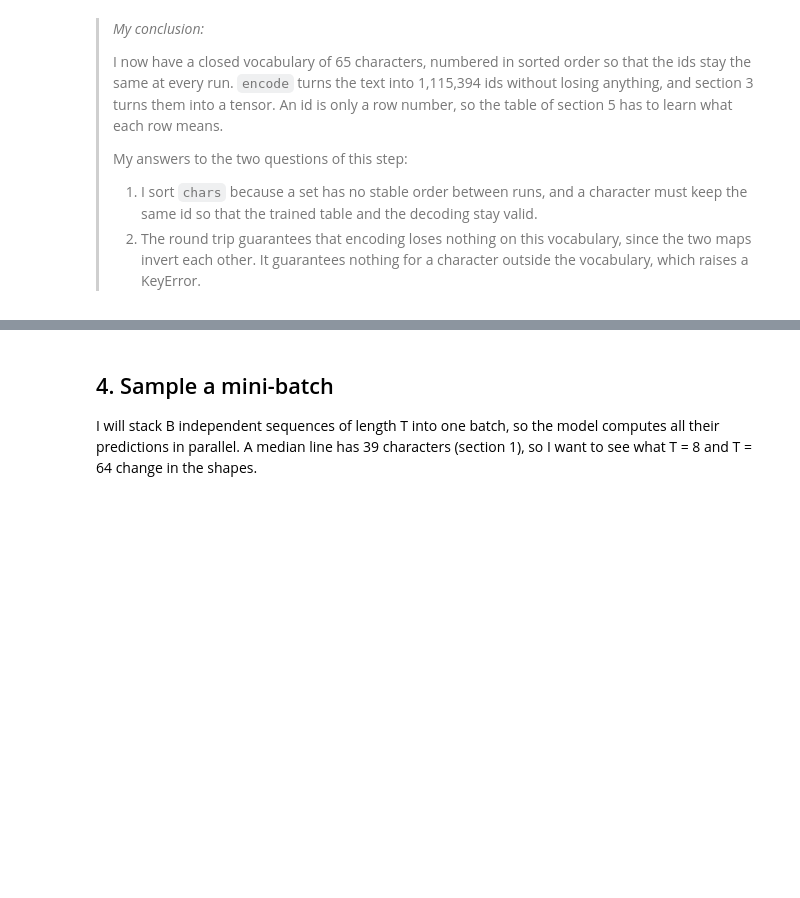
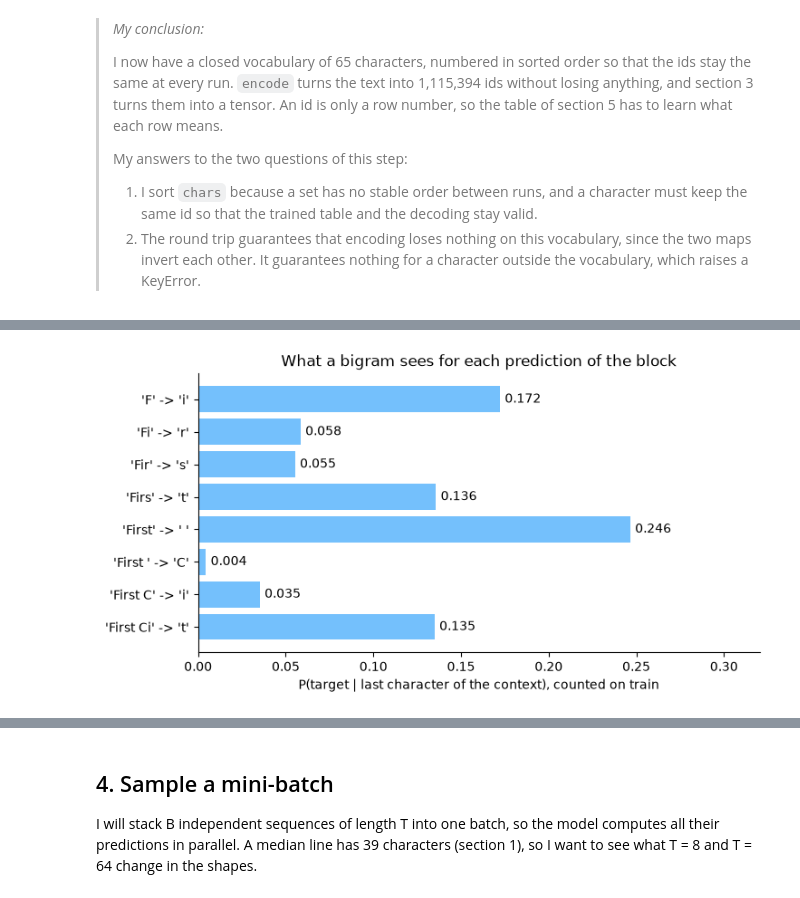
Before and after one commit to mcrayssac/ING3_IAA_GB_NLP, a Jupyter notebook: TP1_transformers.ipynb, the cells around one changed output, grey strips where cells are left out. Drawn from its saved outputs; the diff is of its cells as text; code cells hidden in the pictures; blank space fills up the shorter version.

```diff
--- a/TP1_transformers.ipynb
+++ b/TP1_transformers.ipynb
@@ -591,0 +653,10 @@ A sequence of T + 1 characters gives an input `x` and a target `y` shifted by on
+# %%
+# One block of the train set: x is the input, y the same characters shifted by one position.
+block_size = 8
+x = train_data[:block_size]
+y = train_data[1:block_size + 1]
+
+for t in range(block_size):
+    context = x[:t + 1]
+    target = y[t]
+    print(context, "->", target, f"   {decode(context.tolist())!r} -> {itos[target.item()]!r}")
@@ -591,0 +676,19 @@ A sequence of T + 1 characters gives an input `x` and a target `y` shifted by on
+# %%
+# What does the last character of each context say about its target? Pairs counted on train only.
+train_pairs = torch.zeros((vocab_size, vocab_size))
+train_pairs.index_put_((train_data[:-1], train_data[1:]), torch.ones(n - 1), accumulate=True)
+train_probs = train_pairs / train_pairs.sum(dim=1, keepdim=True)
+
+labels = [f'{decode(x[:t + 1].tolist())!r} -> {itos[y[t].item()]!r}' for t in range(block_size)]
+probs = [train_probs[x[t], y[t]].item() for t in range(block_size)]
+
+fig, ax = plt.subplots(figsize=(8, 4))
+bars = ax.barh(labels[::-1], probs[::-1], color='#74c0fc')
+ax.bar_label(bars, labels=[f'{p:.3f}' for p in probs[::-1]], padding=4)
+ax.set_xlim(0, max(probs) * 1.3)
+ax.set_xlabel('P(target | last character of the context), counted on train')
+ax.set_title('What a bigram sees for each prediction of the block')
+ax.spines[['top', 'right']].set_visible(False)
+plt.show()
+# %% [output]
+[figure, added]
```
Also changed, not shown: parts of 13 cells of this notebook, 4 other files.
